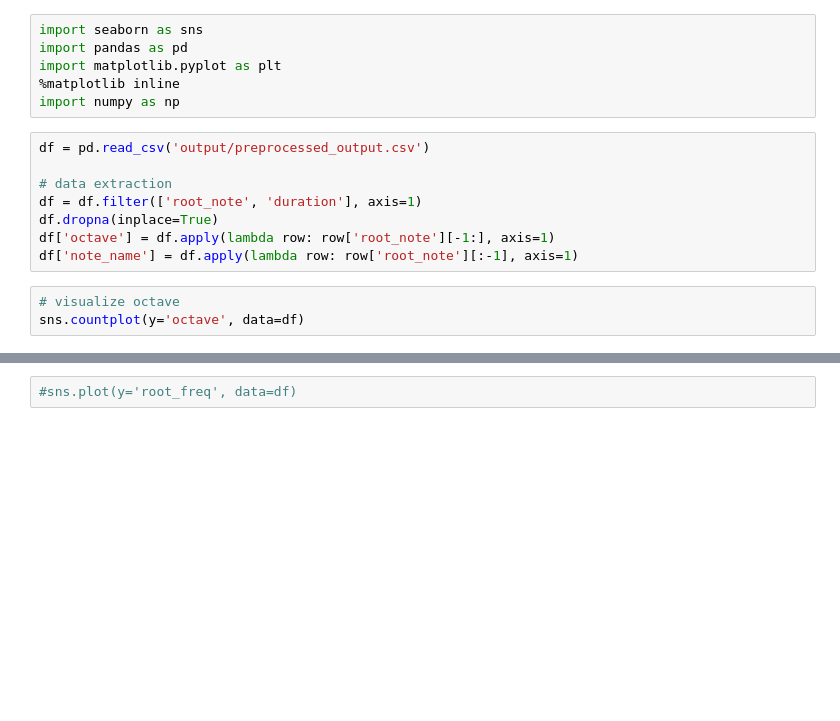
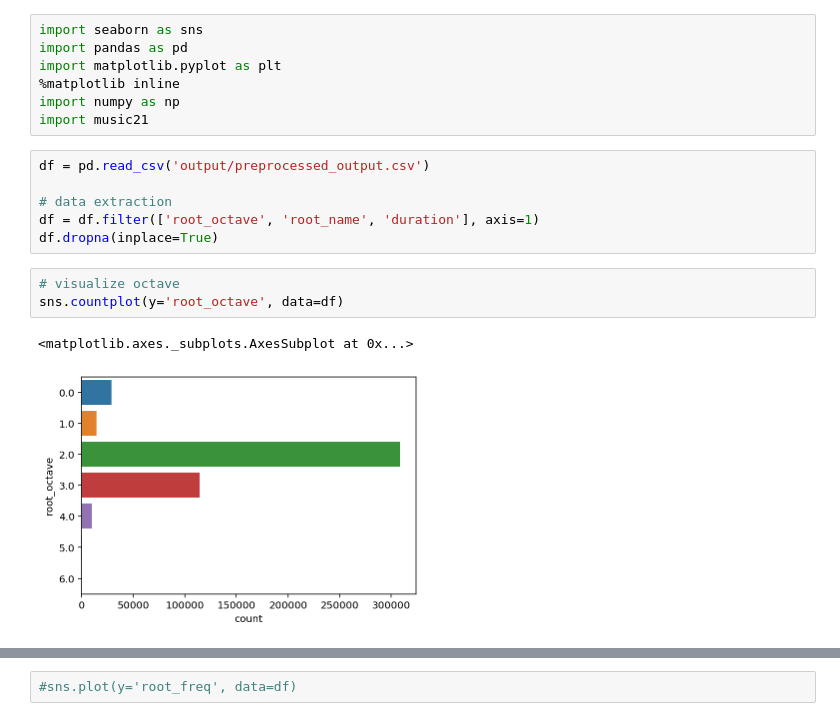
Before and after one commit to WermooZ/ml_music_anal, a Jupyter notebook: plots_stats.ipynb, the cells around one changed output, grey strips where cells are left out. Drawn from its saved outputs; the diff is of its cells as text; blank space fills up the shorter version.

```diff
--- a/plots_stats.ipynb
+++ b/plots_stats.ipynb
@@ -4,16 +4,18 @@ import pandas as pd
 import matplotlib.pyplot as plt
 %matplotlib inline
 import numpy as np
+import music21
 # %%
 df = pd.read_csv('output/preprocessed_output.csv')
 
 # data extraction
-df = df.filter(['root_note', 'duration'], axis=1)
+df = df.filter(['root_octave', 'root_name', 'duration'], axis=1)
 df.dropna(inplace=True)
-df['octave'] = df.apply(lambda row: row['root_note'][-1:], axis=1)
-df['note_name'] = df.apply(lambda row: row['root_note'][:-1], axis=1)
 # %%
 # visualize octave
-sns.countplot(y='octave', data=df)
+sns.countplot(y='root_octave', data=df)
+# %% [output]
+<matplotlib.axes._subplots.AxesSubplot at 0x...>
+[figure, added]
 # %%
 #visualize notes
```
Also changed, not shown: parts of 15 cells of this notebook, 6 other files.
